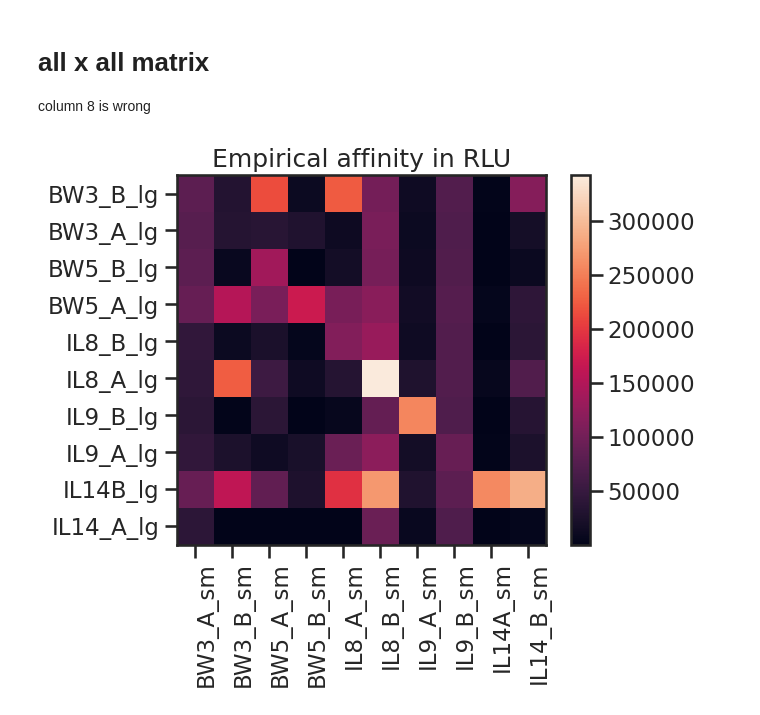
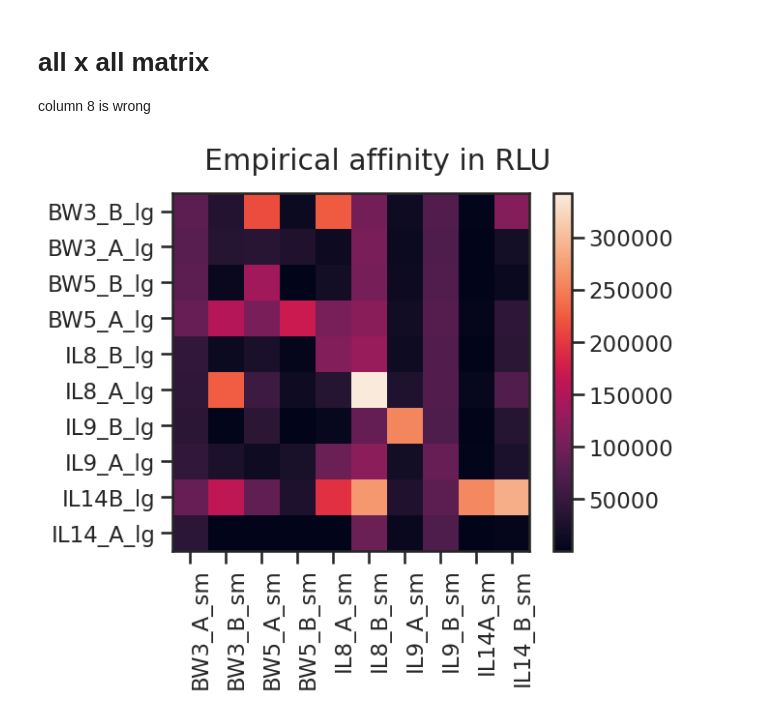
Before and after one commit to proleu/ppigraphx, a Jupyter notebook: 02_affinity_matrix_to_graph.ipynb, the cells around one changed output. Cells and saved outputs as stored; diff of their text form; code cells hidden in the pictures.

```diff
--- a/02_affinity_matrix_to_graph.ipynb
+++ b/02_affinity_matrix_to_graph.ipynb
@@ -70,25 +81,23 @@ allxall[:,7] = (allxall[:,7] * 0.10)
 xlabels = ["BW3_A_sm", "BW3_B_sm","BW5_A_sm","BW5_B_sm","IL8_A_sm","IL8_B_sm","IL9_A_sm","IL9_B_sm","IL14A_sm","IL14_B_sm"]
 ylabels = ["BW3_B_lg", "BW3_A_lg","BW5_B_lg","BW5_A_lg","IL8_B_lg","IL8_A_lg","IL9_B_lg","IL9_A_lg","IL14B_lg","IL14_A_lg"]
 # %%
-sns.set(
-    context="talk",
-    font_scale=1,  # make the font larger; default is pretty small
-    style="ticks",  # make the background white with black lines
-    palette="colorblind",  # a color palette that is colorblind friendly!
-)
+def plot_mat(matrix, xlabels, ylabels, title):
+    fig, ax = plt.subplots()
+    # We want to show all ticks...
+    ax.set_xticks(np.arange(matrix.shape[0]))
+    ax.set_yticks(np.arange(matrix.shape[1]))
+    # ... and label them with the respective list entries
+    ax.set_xticklabels(xlabels)
+    ax.set_yticklabels(ylabels)
+    plt.setp(ax.get_xticklabels(), rotation=90, ha="right",
+             rotation_mode="anchor")
+    mat = ax.imshow(matrix)
+    fig.suptitle(title)
+    fig.colorbar(mappable=mat)
+    plt.show()
+    return
 
-fig, ax = plt.subplots()
-mat = ax.imshow(allxall)
-ax.set_title("Empirical affinity in RLU")
-plt.colorbar(mappable=mat)
-# We want to show all ticks...
-ax.set_xticks(np.arange(allxall.shape[0]))
-ax.set_yticks(np.arange(allxall.shape[1]))
-# ... and label them with the respective list entries
-ax.set_xticklabels(xlabels)
-ax.set_yticklabels(ylabels)
-plt.setp(ax.get_xticklabels(), rotation=90, ha="right",
-         rotation_mode="anchor")
-plt.show()
+
+plot_mat(allxall, xlabels, ylabels, "Empirical affinity in RLU")
 # %% [output]
-[figure, old version]
+[figure, new version]
```
Also changed, not shown: parts of 6 cells of this notebook.
